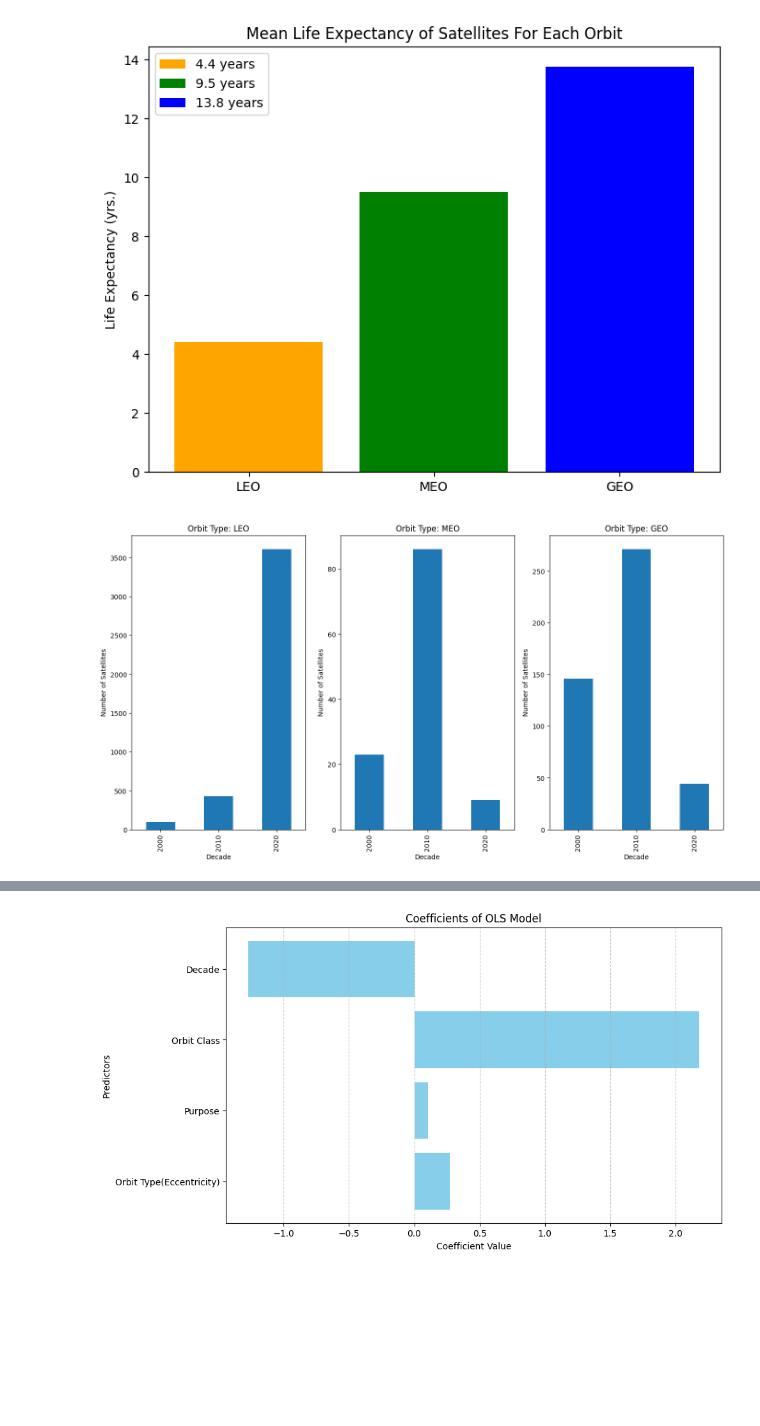
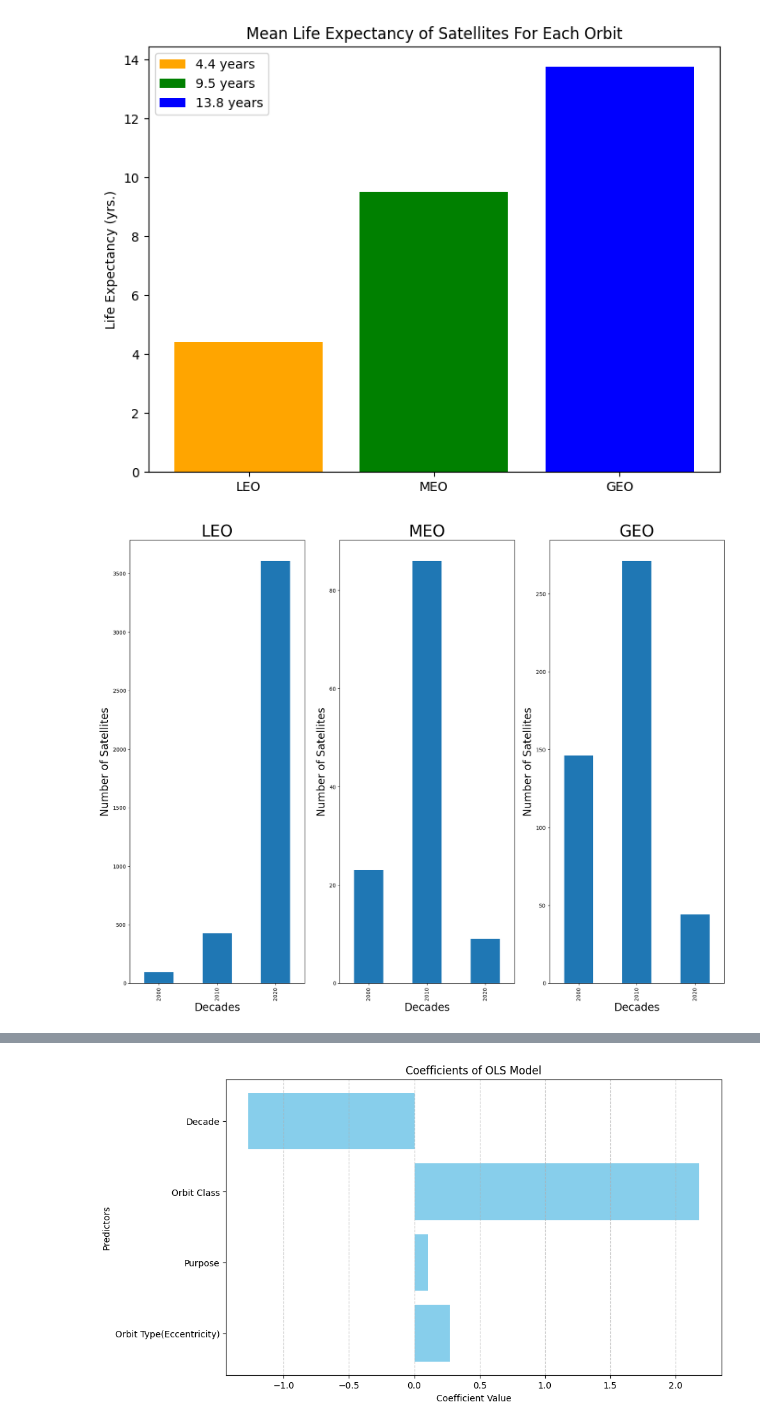
Before and after one commit to RobTheRobber/CO_Housing, a Jupyter notebook: exploration copy.ipynb, the cells around one changed output, grey strips where cells are left out. Saved outputs shown, nothing was run; the diff lists cells and outputs as text; code cells hidden in the pictures; blank space fills up the shorter version.

```diff
--- a/exploration copy.ipynb
+++ b/exploration copy.ipynb
@@ -447,10 +447,12 @@ desc_df = pd.DataFrame(
 medians = np.array(desc_df['Median'])
 titles = ["2000 Lifetime", "2010 Lifetime", '2020 Lifetime']
 
-fig, axs = plt.subplots(1,3, figsize = (12,4),sharex=True)
+fig, axs = plt.subplots(1,3, figsize = (16,9),sharex=True)
 for ax, df, title, median in zip(axs.flatten(), dfs, titles, medians):
     ax.hist(df, bins = 40)
-    ax.set_title(title)
+    ax.set_title(title,fontsize = 25)
+    ax.set_ylabel('Number of Satellites',fontsize = 15 )
+    ax.set_xlabel('Expected Lifetime (yrs.)',fontsize = 15)
     ax.axvline(median, color = "red", label = f'Mean Lifetime: {median:.2f}')
 # %% [output]
 Number of carriers: 3
@@ -648,17 +650,18 @@ plt.legend()
 # %%
 data = sat_cleaned[sat_cleaned['Decade'] >= 2000]
 grouped = data.groupby(['Class of Orbit', 'Decade']).size().unstack(fill_value=0)
 # Plot histograms for each orbit type
-fig, axes = plt.subplots(nrows=1, ncols=3, figsize=(16, 8))
+fig, axes = plt.subplots(nrows=1, ncols=3, figsize=(20, 15))
 
 orbit_types = ['LEO', 'MEO', 'GEO']
 for i, orbit_type in enumerate(orbit_types):
     ax = axes[i]
     grouped.loc[orbit_type].plot(kind='bar', ax=ax)
-    ax.set_title(f'Orbit Type: {orbit_type}')
-    ax.set_ylabel('Number of Satellites')
+    ax.set_title(f'{orbit_type}',fontsize = 30)
+    ax.set_ylabel('Number of Satellites',fontsize = 20)
+    ax.set_xlabel('Decades',fontsize = 20)
 # %% [output]
-[figure, old version]
+[figure, new version]
 # %%
 X = sm.add_constant(mil_df_scatter[['OrbitTypeMap','PurposeMaps','OrbitClassMap','DecadeMap']])
 y = mil_df_scatter['Expected Lifetime (yrs.)']
```
Also changed, not shown: parts of 5 cells of this notebook, 1 other file.
